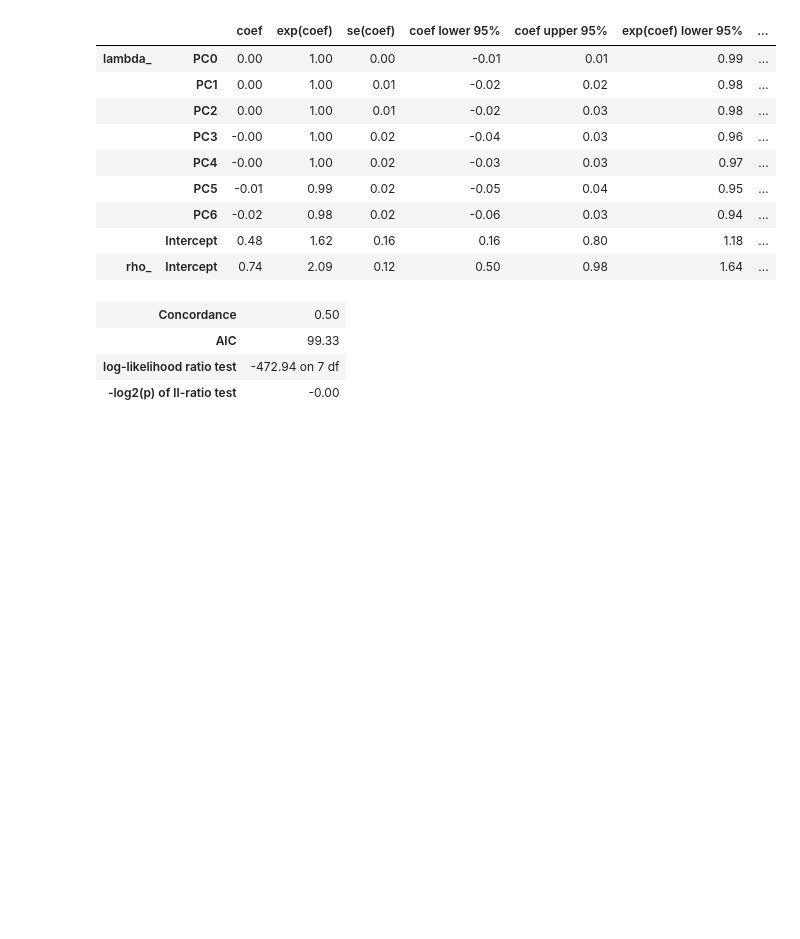
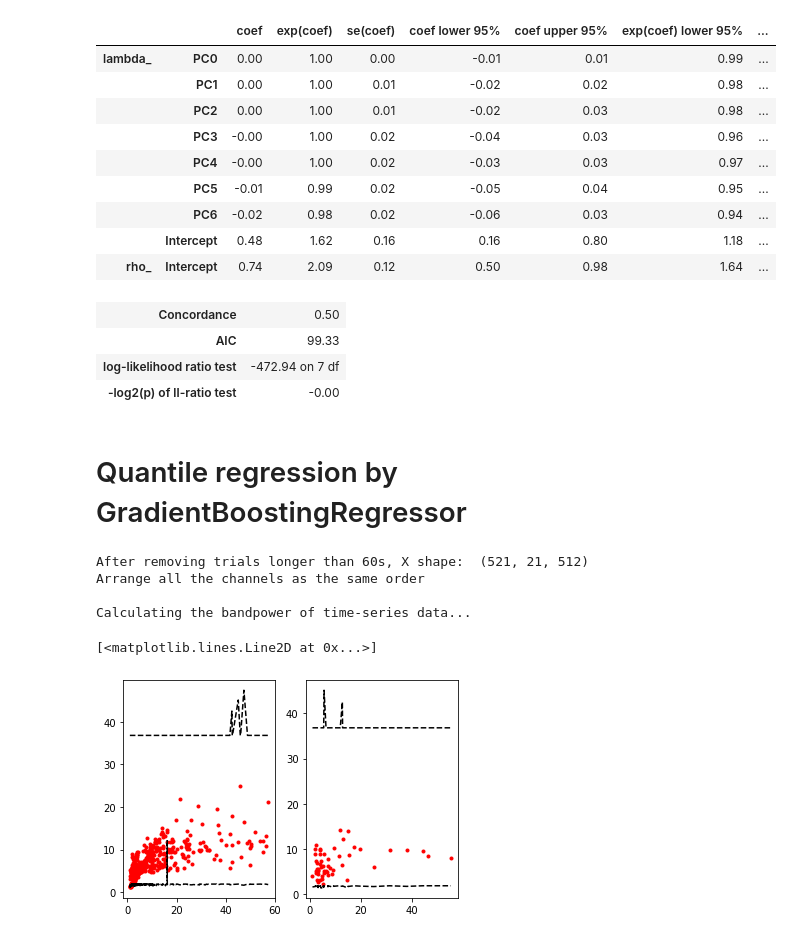
Before and after one commit to hundredball/Math24, a Jupyter notebook: Analyze_data.ipynb, the cells around one changed output. Saved outputs shown, nothing was run; the diff lists cells and outputs as text; code cells hidden in the pictures; blank space fills up the shorter version.

Commit message:
Add quantile regression

```diff
--- a/Analyze_data.ipynb
+++ b/Analyze_data.ipynb
@@ -2247,3 +2247,56 @@ aft.print_summary()
 | AIC | 99.33 |
 | log-likelihood ratio test | -472.94 on 7 df |
 | -log2(p) of ll-ratio test | -0.00 |
+# %% [markdown]
+# Quantile regression by GradientBoostingRegressor
+# %%
+# Load data
+X, Y, C, S, D = dl.read_data([2], list(range(11)), channel_limit=21, rm_baseline=False)
+
+# Get bandpower
+bp = bandpower.get_bandpower(X, low=[4,7,13], high=[7,13,30])
+
+# Flatten bp
+bp = bp.reshape((bp.shape[0],-1))
+
+# Separate training and testing data
+X_train, X_test, Y_train, Y_test = train_test_split(bp, Y, test_size=0.1, random_state=23)
+
+# Sort data by solution latency
+X_train = X_train[np.argsort(Y_train),...]
+Y_train = np.sort(Y_train)
+X_test = X_test[np.argsort(Y_test),...]
+Y_test = np.sort(Y_test)
+# %% [output]
+After removing trials longer than 60s, X shape:  (521, 21, 512)
+Arrange all the channels as the same order
+
+Calculating the bandpower of time-series data...
+# %%
+# Use gradient boosting model
+regr = GradientBoostingRegressor(loss='quantile', alpha=0.5)
+regr.fit(X_train, Y_train)
+med_pred_train = regr.predict(X_train)
+med_pred_test = regr.predict(X_test)
+
+regr.set_params(alpha=0.95)
+regr.fit(X_train, Y_train)
+high_pred_train = regr.predict(X_train)
+high_pred_test = regr.predict(X_test)
+
+regr.set_params(alpha=0.05)
+regr.fit(X_train, Y_train)
+low_pred_train = regr.predict(X_train)
+low_pred_test = regr.predict(X_test)
+# %%
+fig, axs = plt.subplots(1, 2)
+axs[0].plot(Y_train, med_pred_train, 'r.')
+axs[0].plot(Y_train, high_pred_train, 'k--')
+axs[0].plot(Y_train, low_pred_train, 'k--')
+
+axs[1].plot(Y_test, med_pred_test, 'r.')
+axs[1].plot(Y_test, high_pred_test, 'k--')
+axs[1].plot(Y_test, low_pred_test, 'k--')
+# %% [output]
+[<matplotlib.lines.Line2D at 0x...>]
+[figure, added]
```
